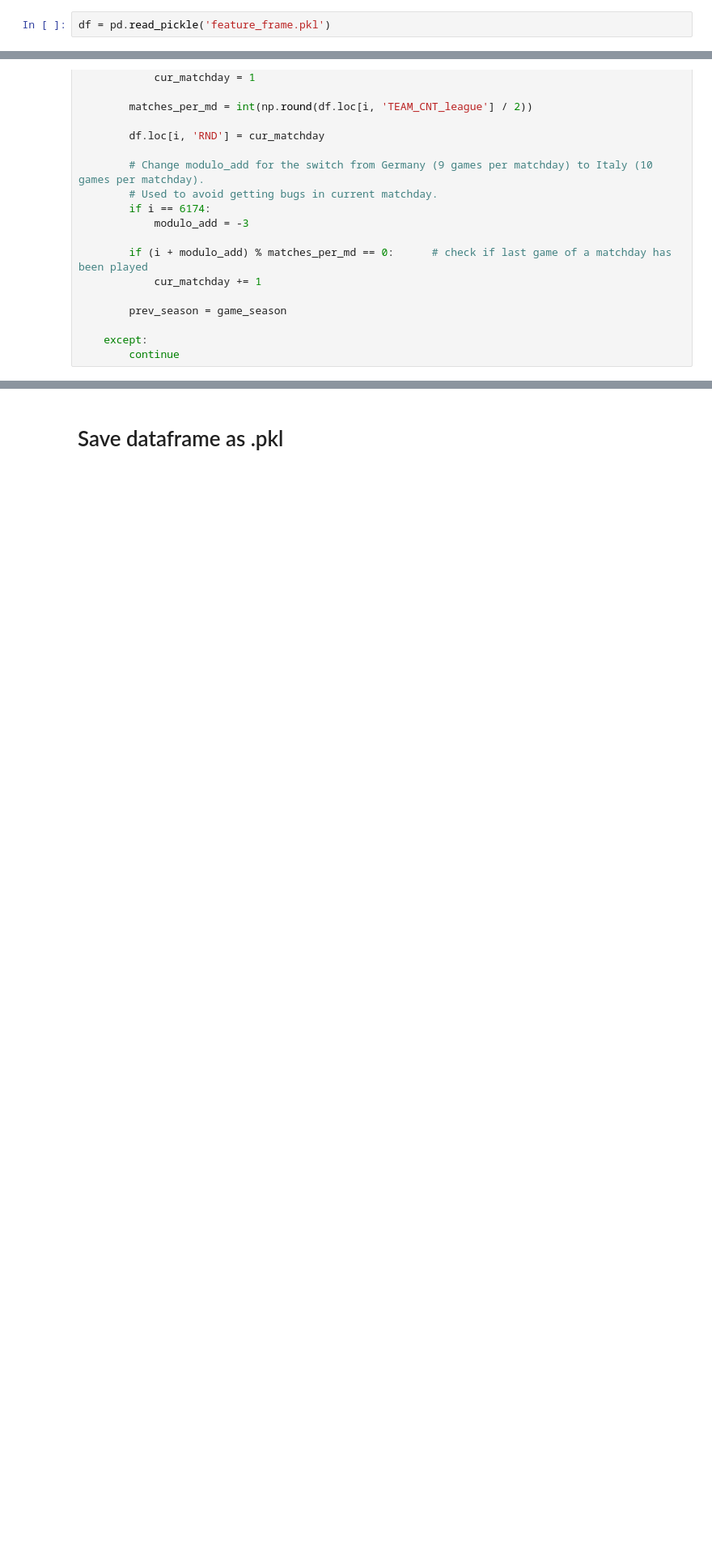
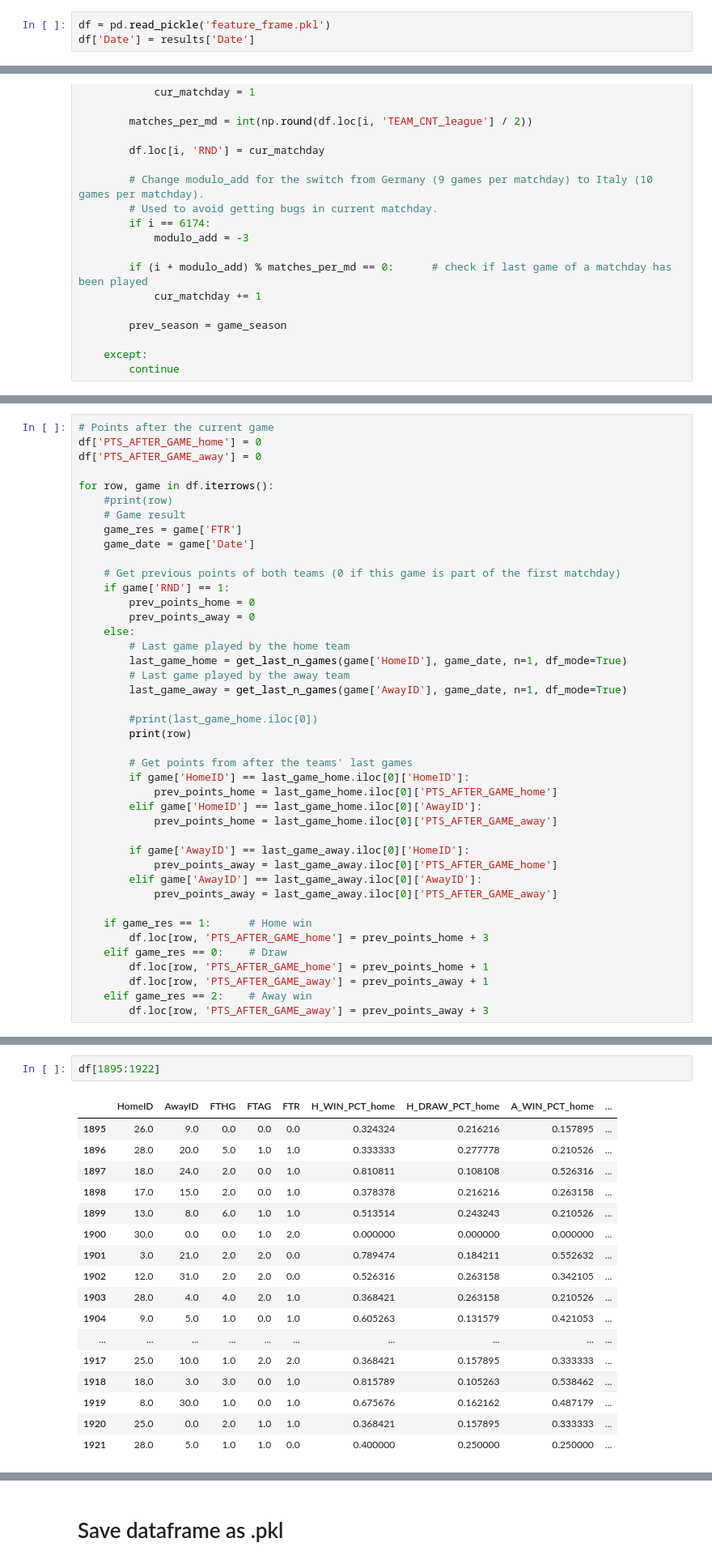
Before and after one commit to michapries/bachelors-thesis, a Jupyter notebook: data_extraction.ipynb, the cells around one changed output, grey strips where cells are left out. Shown: that part at 81% size. Cells and saved outputs as stored; diff of their text form; blank space fills up the shorter version.

Commit message:
did further work on current standings and fixed date bug

```diff
--- a/data_extraction.ipynb
+++ b/data_extraction.ipynb
@@ -37,6 +37,7 @@ df
 13012 rows × 5 columns
 # %%
 df = pd.read_pickle('feature_frame.pkl')
+df['Date'] = results['Date']
 # %%
 results.sample(3)
 # %% [output]
@@ -658,0 +680,42 @@ for i in range(len(df.index)):
+# %%
+# Points after the current game
+df['PTS_AFTER_GAME_home'] = 0
+df['PTS_AFTER_GAME_away'] = 0
+
+for row, game in df.iterrows():
+    #print(row)
+    # Game result
+    game_res = game['FTR']
+    game_date = game['Date']
+
+    # Get previous points of both teams (0 if this game is part of the first matchday)
+    if game['RND'] == 1:
+        prev_points_home = 0
+        prev_points_away = 0
+    else:
+        # Last game played by the home team
+        last_game_home = get_last_n_games(game['HomeID'], game_date, n=1, df_mode=True)
+        # Last game played by the away team
+        last_game_away = get_last_n_games(game['AwayID'], game_date, n=1, df_mode=True)
+
+        #print(last_game_home.iloc[0])
+        print(row)
+
+        # Get points from after the teams' last games
+        if game['HomeID'] == last_game_home.iloc[0]['HomeID']:
+            prev_points_home = last_game_home.iloc[0]['PTS_AFTER_GAME_home']
+        elif game['HomeID'] == last_game_home.iloc[0]['AwayID']:
+            prev_points_home = last_game_home.iloc[0]['PTS_AFTER_GAME_away']
+
+        if game['AwayID'] == last_game_away.iloc[0]['HomeID']:
+            prev_points_away = last_game_away.iloc[0]['PTS_AFTER_GAME_home']
+        elif game['AwayID'] == last_game_away.iloc[0]['AwayID']:
+            prev_points_away = last_game_away.iloc[0]['PTS_AFTER_GAME_away']
+
+    if game_res == 1:      # Home win
+        df.loc[row, 'PTS_AFTER_GAME_home'] = prev_points_home + 3
+    elif game_res == 0:    # Draw
+        df.loc[row, 'PTS_AFTER_GAME_home'] = prev_points_home + 1
+        df.loc[row, 'PTS_AFTER_GAME_away'] = prev_points_away + 1
+    elif game_res == 2:    # Away win
+        df.loc[row, 'PTS_AFTER_GAME_away'] = prev_points_away + 3
@@ -658,0 +741,20 @@ for i in range(len(df.index)):
+# %%
+df[1895:1922]
+# %% [output]
+|  | HomeID | AwayID | FTHG | FTAG | FTR | H_WIN_PCT_home | H_DRAW_PCT_home | A_WIN_PCT_home | ... |
+| 1895 | 26.0 | 9.0 | 0.0 | 0.0 | 0.0 | 0.324324 | 0.216216 | 0.157895 | ... |
+| 1896 | 28.0 | 20.0 | 5.0 | 1.0 | 1.0 | 0.333333 | 0.277778 | 0.210526 | ... |
+| 1897 | 18.0 | 24.0 | 2.0 | 0.0 | 1.0 | 0.810811 | 0.108108 | 0.526316 | ... |
+| 1898 | 17.0 | 15.0 | 2.0 | 0.0 | 1.0 | 0.378378 | 0.216216 | 0.263158 | ... |
+| 1899 | 13.0 | 8.0 | 6.0 | 1.0 | 1.0 | 0.513514 | 0.243243 | 0.210526 | ... |
+| 1900 | 30.0 | 0.0 | 0.0 | 1.0 | 2.0 | 0.000000 | 0.000000 | 0.000000 | ... |
+| 1901 | 3.0 | 21.0 | 2.0 | 2.0 | 0.0 | 0.789474 | 0.184211 | 0.552632 | ... |
+| 1902 | 12.0 | 31.0 | 2.0 | 2.0 | 0.0 | 0.526316 | 0.263158 | 0.342105 | ... |
+| 1903 | 28.0 | 4.0 | 4.0 | 2.0 | 1.0 | 0.368421 | 0.263158 | 0.210526 | ... |
+| 1904 | 9.0 | 5.0 | 1.0 | 0.0 | 1.0 | 0.605263 | 0.131579 | 0.421053 | ... |
+| ... | ... | ... | ... | ... | ... | ... | ... | ... | ... |
+| 1917 | 25.0 | 10.0 | 1.0 | 2.0 | 2.0 | 0.368421 | 0.157895 | 0.333333 | ... |
+| 1918 | 18.0 | 3.0 | 3.0 | 0.0 | 1.0 | 0.815789 | 0.105263 | 0.538462 | ... |
+| 1919 | 8.0 | 30.0 | 1.0 | 0.0 | 1.0 | 0.675676 | 0.162162 | 0.487179 | ... |
+| 1920 | 25.0 | 0.0 | 2.0 | 1.0 | 1.0 | 0.368421 | 0.157895 | 0.333333 | ... |
+| 1921 | 28.0 | 5.0 | 1.0 | 1.0 | 0.0 | 0.400000 | 0.250000 | 0.250000 | ... |
```
Also changed, not shown: parts of 8 cells of this notebook, 2 other files.
